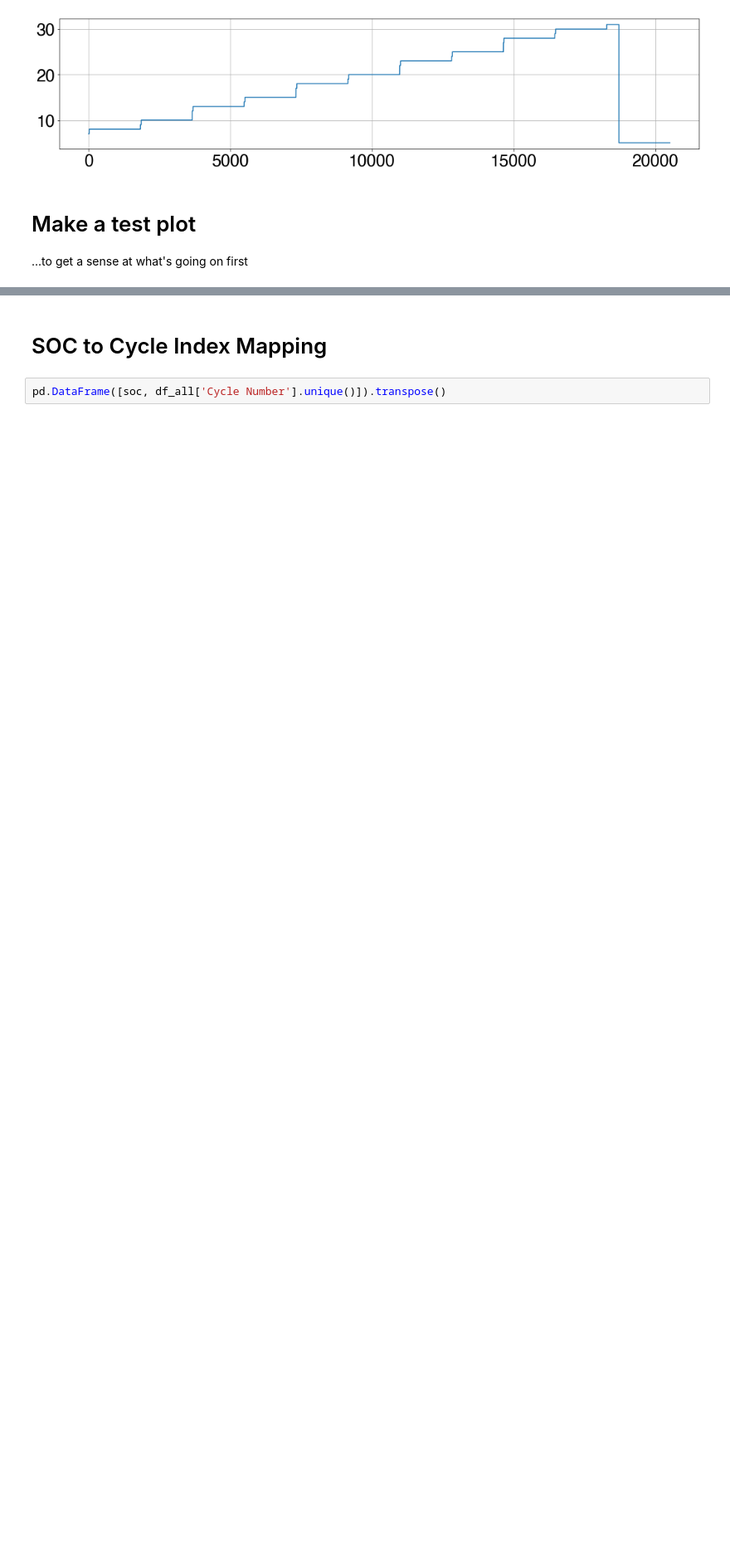
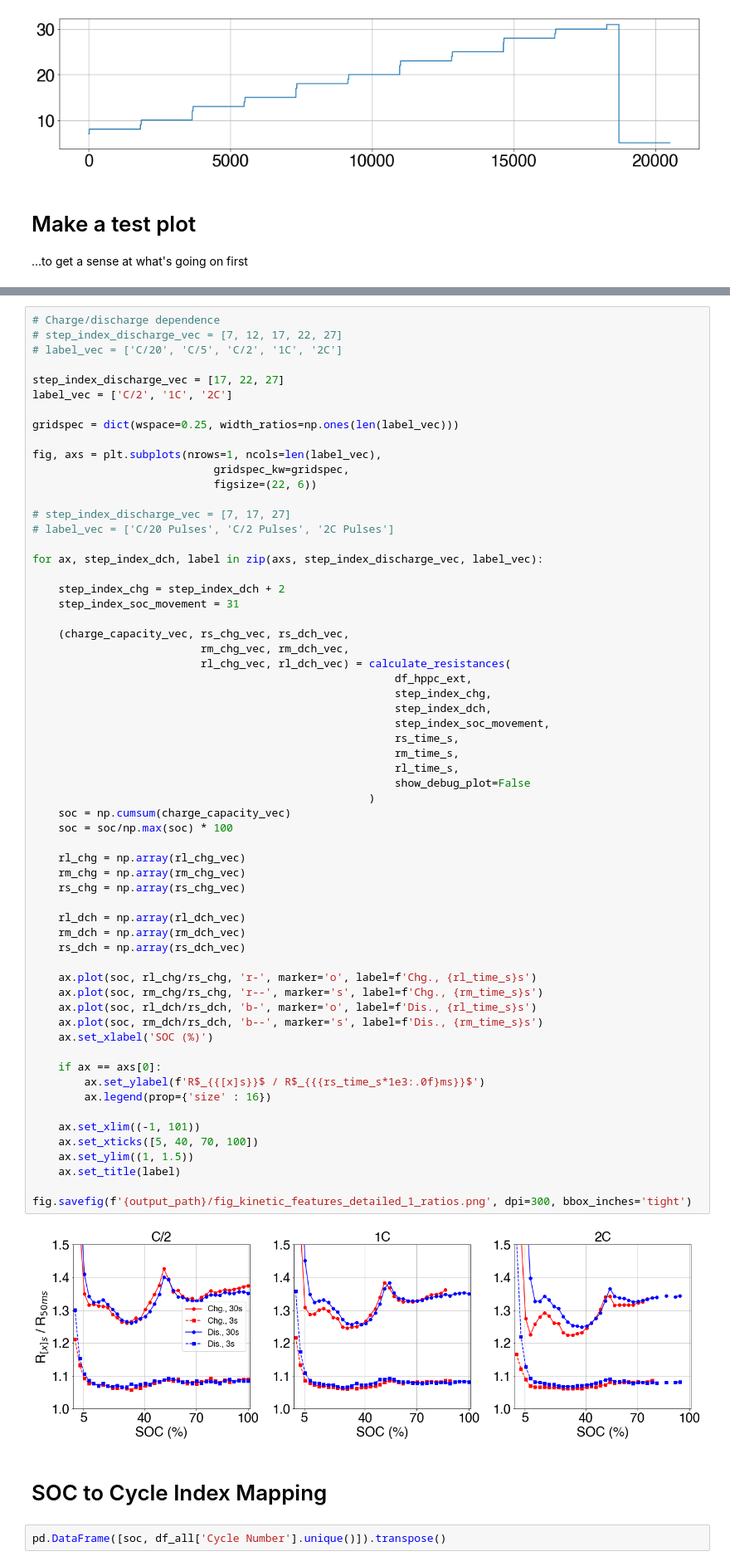
Before and after one commit to wengandrew/fast-formation, a Jupyter notebook: notebooks/2022_08_25_fig_kinetic_features_details.ipynb, the cells around one changed output, grey strips where cells are left out. Shown at 83% size. Saved outputs shown, nothing was run; the diff lists cells and outputs as text; blank space fills up the shorter version.

```diff
--- a/notebooks/2022_08_25_fig_kinetic_features_details.ipynb
+++ b/notebooks/2022_08_25_fig_kinetic_features_details.ipynb
@@ -419,4 +460,67 @@ fig.savefig(f'{output_path}/fig_kinetic_features_detailed_1.png', dpi=300, bbox_
 [figure]
+# %%
+# Charge/discharge dependence
+# step_index_discharge_vec = [7, 12, 17, 22, 27]
+# label_vec = ['C/20', 'C/5', 'C/2', '1C', '2C']
+
+step_index_discharge_vec = [17, 22, 27]
+label_vec = ['C/2', '1C', '2C']
+
+gridspec = dict(wspace=0.25, width_ratios=np.ones(len(label_vec)))
+
+fig, axs = plt.subplots(nrows=1, ncols=len(label_vec),
+                            gridspec_kw=gridspec,
+                            figsize=(22, 6))
+
+# step_index_discharge_vec = [7, 17, 27]
+# label_vec = ['C/20 Pulses', 'C/2 Pulses', '2C Pulses']
+
+for ax, step_index_dch, label in zip(axs, step_index_discharge_vec, label_vec):
+
+    step_index_chg = step_index_dch + 2
+    step_index_soc_movement = 31
+
+    (charge_capacity_vec, rs_chg_vec, rs_dch_vec,
+                          rm_chg_vec, rm_dch_vec,
+                          rl_chg_vec, rl_dch_vec) = calculate_resistances(
+                                                        df_hppc_ext,
+                                                        step_index_chg,
+                                                        step_index_dch,
+                                                        step_index_soc_movement,
+                                                        rs_time_s,
+                                                        rm_time_s,
+                                                        rl_time_s,
+                                                        show_debug_plot=False
+                                                    )
+    soc = np.cumsum(charge_capacity_vec)
+    soc = soc/np.max(soc) * 100
+
+    rl_chg = np.array(rl_chg_vec)
+    rm_chg = np.array(rm_chg_vec)
+    rs_chg = np.array(rs_chg_vec)
+
+    rl_dch = np.array(rl_dch_vec)
+    rm_dch = np.array(rm_dch_vec)
+    rs_dch = np.array(rs_dch_vec)
+
+    ax.plot(soc, rl_chg/rs_chg, 'r-', marker='o', label=f'Chg., {rl_time_s}s')
+    ax.plot(soc, rm_chg/rs_chg, 'r--', marker='s', label=f'Chg., {rm_time_s}s')
+    ax.plot(soc, rl_dch/rs_dch, 'b-', marker='o', label=f'Dis., {rl_time_s}s')
+    ax.plot(soc, rm_dch/rs_dch, 'b--', marker='s', label=f'Dis., {rm_time_s}s')
+    ax.set_xlabel('SOC (%)')
+
+    if ax == axs[0]:
+        ax.set_ylabel(f'R$_{{[x]s}}$ / R$_{{{rs_time_s*1e3:.0f}ms}}$')
+        ax.legend(prop={'size' : 16})
+
+    ax.set_xlim((-1, 101))
+    ax.set_xticks([5, 40, 70, 100])
+    ax.set_ylim((1, 1.5))
+    ax.set_title(label)
+
+fig.savefig(f'{output_path}/fig_kinetic_features_detailed_1_ratios.png', dpi=300, bbox_inches='tight')
+# %% [output]
+[figure, added]
 # %% [markdown]
 # SOC to Cycle Index Mapping
 # %%
```
Also changed, not shown: parts of 8 cells of this notebook, 1 other file.
